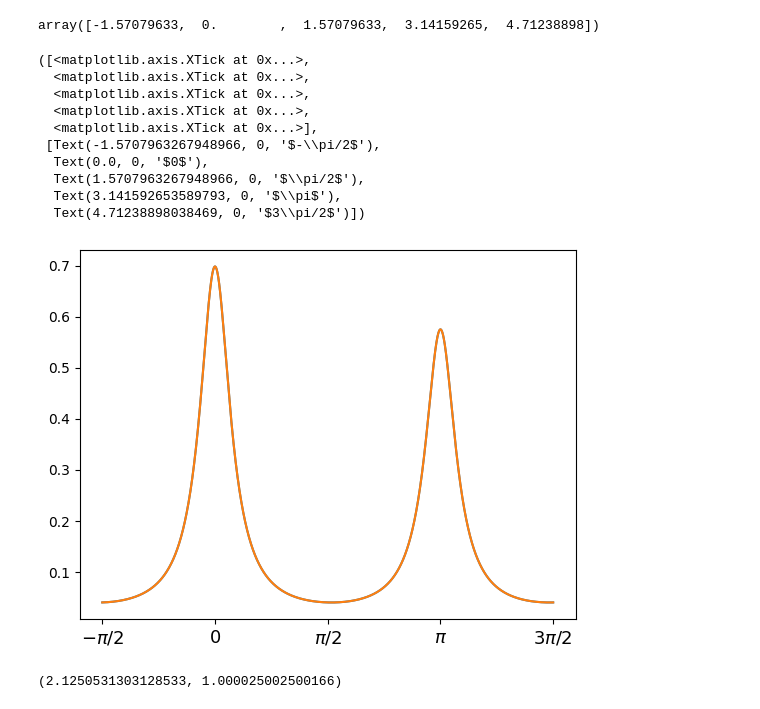
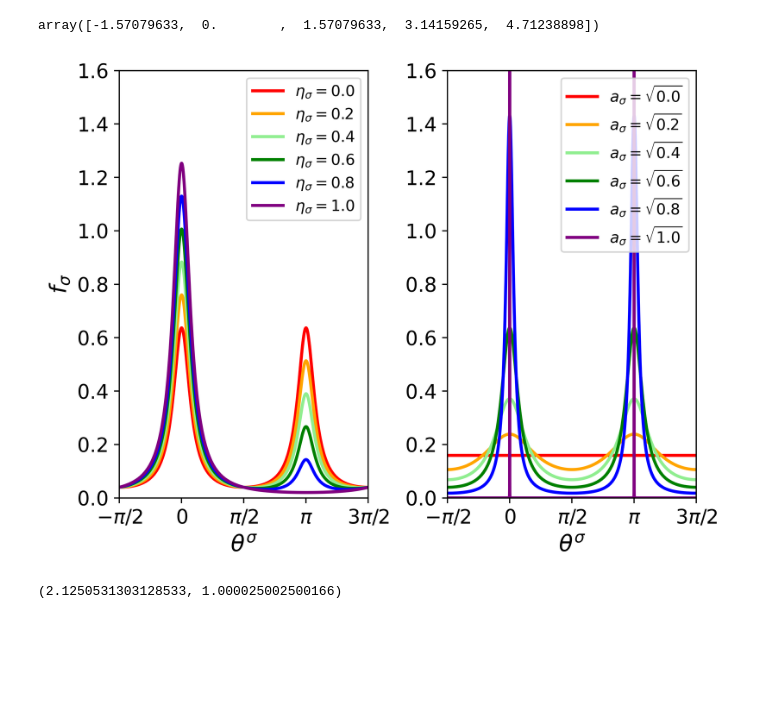
Before and after one commit to Gug-Young/Active_Rotator, a Jupyter notebook: 250327 analytical research.ipynb, the cells around one changed output. Drawn from its saved outputs; the diff is of its cells as text; code cells hidden in the pictures; blank space fills up the shorter version.

```diff
--- a/250327 analytical research.ipynb
+++ b/250327 analytical research.ipynb
@@ -141,25 +141,43 @@ b2 =  a2* np.exp(np.pi*1j)
 xs_
 # %% [output]
 array([-1.57079633,  0.        ,  1.57079633,  3.14159265,  4.71238898])
-# %%
-f = dist_ab(x,a2,b2,eta=0.1)
-f2 = dist_a(x,a2,eta=0.1)
-plt.plot(x,f)
-plt.plot(x,f2)
-
-plt.xticks([*xs_],[r'$-\pi/2$',r'$0$',r'$\pi/2$',r'$\pi$',r'$3\pi/2$'],fontsize=13)
-# %% [output]
-([<matplotlib.axis.XTick at 0x...>,
-  <matplotlib.axis.XTick at 0x...>,
-  <matplotlib.axis.XTick at 0x...>,
-  <matplotlib.axis.XTick at 0x...>,
-  <matplotlib.axis.XTick at 0x...>],
- [Text(-1.5707963267948966, 0, '$-\\pi/2$'),
-  Text(0.0, 0, '$0$'),
-  Text(1.5707963267948966, 0, '$\\pi/2$'),
-  Text(3.141592653589793, 0, '$\\pi$'),
-  Text(4.71238898038469, 0, '$3\\pi/2$')])
-[figure, removed]
+# %%
+# f = dist_ab(x,a2,b2,eta=0.1)
+# f2 = dist_a(x,a2,eta=0.1)
+# plt.plot(x,f)
+plt.figure(dpi=500)
+ax  = plt.subplot(121)
+color = ['red','orange','lightgreen','green','blue','purple']
+for i in range(6):
+    plt.plot(x,dist_a(x,a2,eta=0.2*i),color = color[i],lw=2,label=rf'$\eta_\sigma = {0.2*i:.01f}$')
+plt.xlim(-np.pi/2,3*np.pi/2)
+plt.legend()
+plt.ylim(0,)
+plt.yticks(fontsize=13)
+plt.xticks([*xs_],[r'$-\pi/2$',r'$0$',r'$\pi/2$',r'$\pi$',r'$3\pi/2$'],fontsize=13)
+plt.ylabel(r'$f_\sigma$',fontsize=15)
+plt.xlabel(r'$\theta^\sigma$',fontsize=15)
+
+plt.subplot(122)
+color = ['red','orange','lightgreen','green','blue','purple']
+for i in range(6):
+    A2 = np.sqrt(0.2*i)
+    a2 =  A2*np.exp(0*1j)
+    plt.plot(x, dist_a(x, a2-1e-6, eta=0), color=color[i], lw=2, label=rf'$a_\sigma = \sqrt{{{0.2*i:.01f}}}$')
+    A2 = np.sqrt(0.6)
+    a2 =  A2*np.exp(0*1j)
+plt.xlim(-np.pi/2,3*np.pi/2)
+plt.legend()
+plt.gca().sharey(ax)
+
+plt.ylim(0,1.6)
+plt.yticks(fontsize=13)
+plt.xticks([*xs_],[r'$-\pi/2$',r'$0$',r'$\pi/2$',r'$\pi$',r'$3\pi/2$'],fontsize=13)
+# plt.ylabel(r'$f_\sigma$',fontsize=15)
+plt.xlabel(r'$\theta^\sigma$',fontsize=15)
+plt.tight_layout()
+# %% [output]
+[figure, added]
 # %%
 np.sum(np.abs(f2)*(x[1]-x[0])),np.sum(np.abs(f)*(x[1]-x[0]))
 # %% [output]
```
Also changed, not shown: parts of 3 cells of this notebook.
